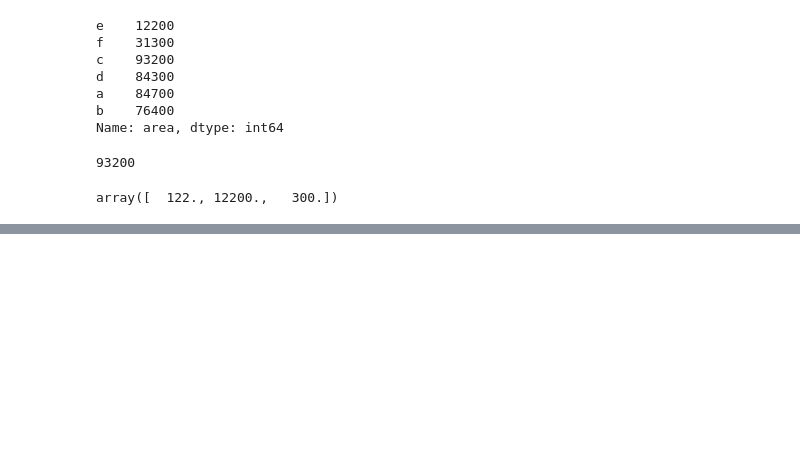
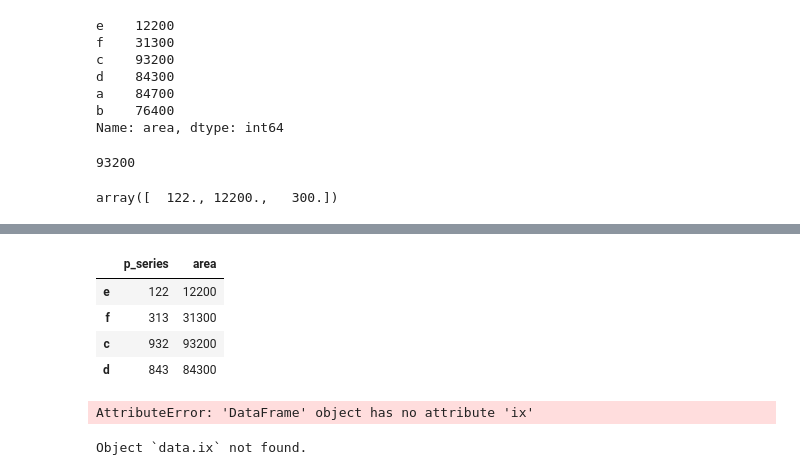
Before and after one commit to I-Trush/Jake_VanderPlas, a Jupyter notebook: vander_plus_3_Pandas_02.ipynb, the cells around one changed output, grey strips where cells are left out. Cells and saved outputs as stored; diff of their text form; code cells hidden in the pictures; blank space fills up the shorter version.

```diff
--- a/vander_plus_3_Pandas_02.ipynb
+++ b/vander_plus_3_Pandas_02.ipynb
@@ -281,0 +296,17 @@ array([  122., 12200.,   300.])
+# %%
+data.loc[:'d', :'area'] # по именам (вниз, вправо)
+# %% [output]
+|  | p_series | area |
+| e | 122 | 12200 |
+| f | 313 | 31300 |
+| c | 932 | 93200 |
+| d | 843 | 84300 |
+# %%
+# комбинированный индекс .ix - устарел, комбинированный индекс - реализован по умолчанию
+data.ix[:3, :'area']
+# %% [output]
+AttributeError: 'DataFrame' object has no attribute 'ix'
+# %%
+data.ix?
+# %% [output]
+Object `data.ix` not found.
```
Also changed, not shown: parts of 11 cells of this notebook, 1 other file.
